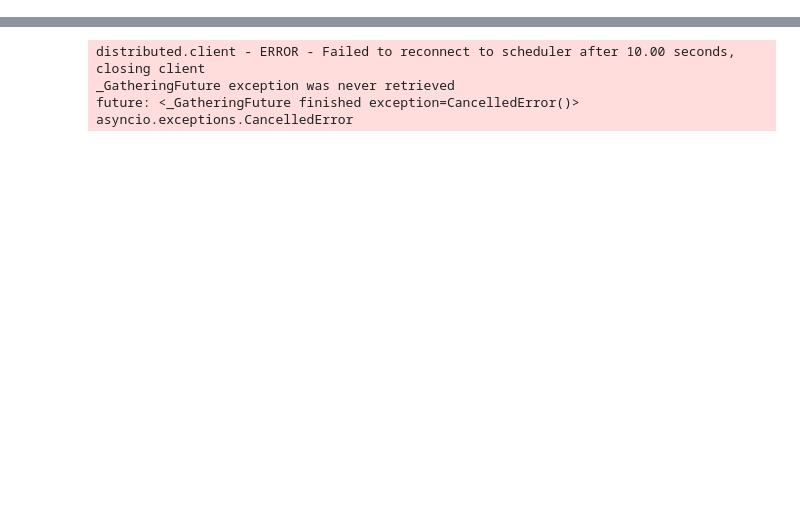
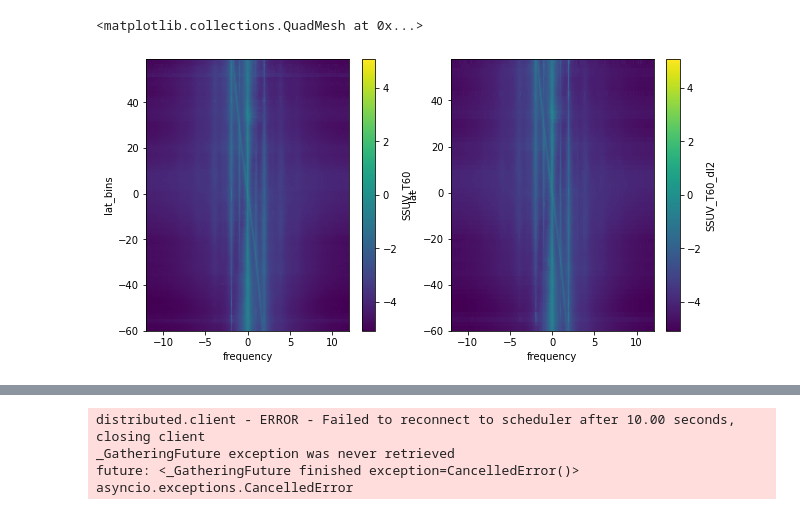
Before and after one commit to zcasparco/equinox_phd, a Jupyter notebook: llc4320/binned_SSUV_spectra.ipynb, the cells around one changed output, grey strips where cells are left out. Cells and saved outputs as stored; diff of their text form; code cells hidden in the pictures; blank space fills up the shorter version.

```diff
--- a/llc4320/binned_SSUV_spectra.ipynb
+++ b/llc4320/binned_SSUV_spectra.ipynb
@@ -71,0 +123,7 @@ SSUV['SSUV_T60_dl2'] = SSUV_60_2deg.E_SSUV
+# %%
+fig,axs= plt.subplots(1,2,figsize=(10,5))
+np.log10(L_SSUV.mean('lon_bins').SSUV_T60).plot(y='lat_bins',cmap='viridis',ax=axs[0])
+np.log10(L_SSUV.mean('lon').SSUV_T60_dl2).plot(y='lat',cmap='viridis',ax=axs[1])
+# %% [output]
+<matplotlib.collections.QuadMesh at 0x...>
+[figure, added]
```
Also changed, not shown: parts of 21 cells of this notebook, 1 other file.
